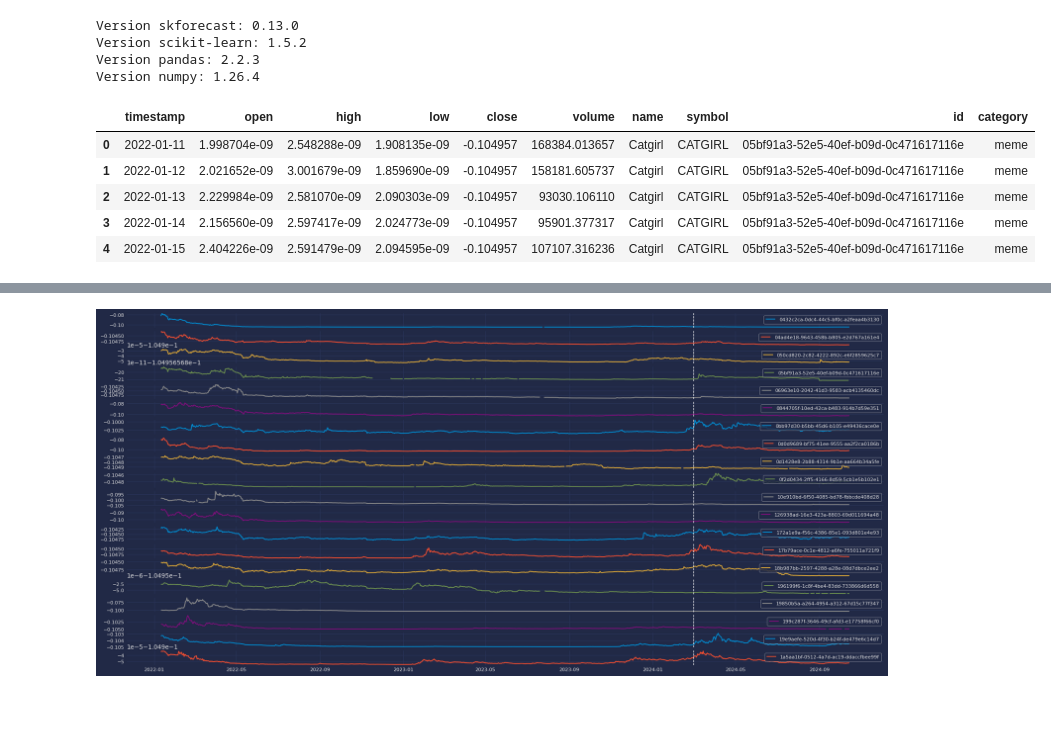
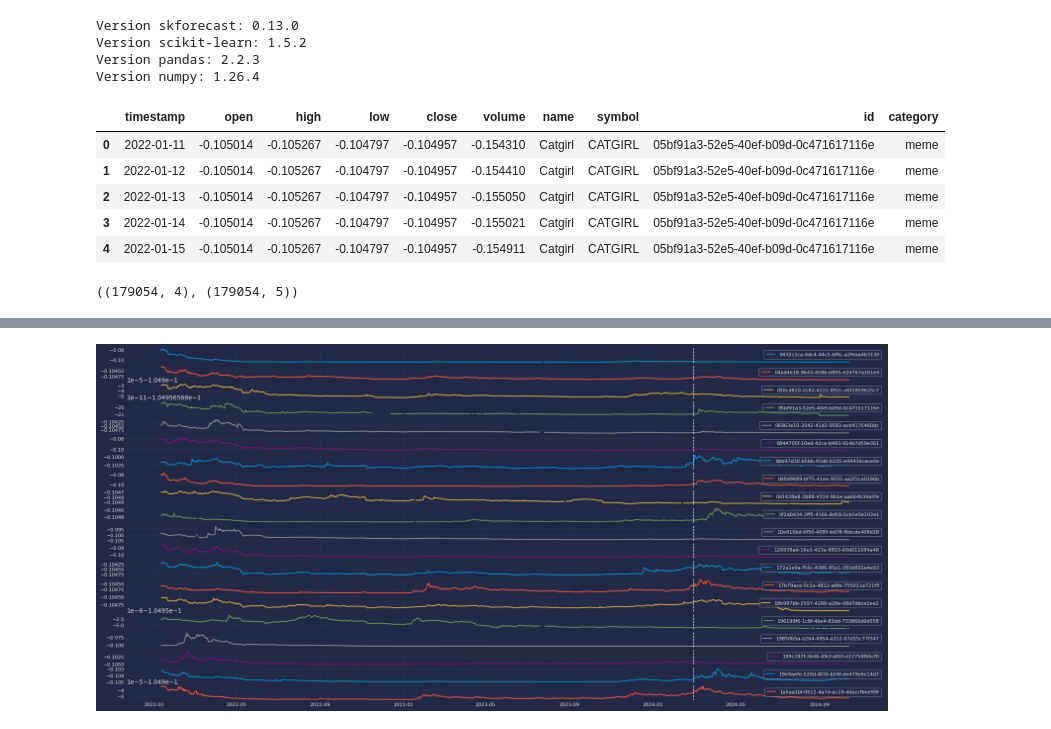
Before and after one commit to AndrePilcoChiuyare/ml-crypto, a Jupyter notebook: ml-project/code/multi.ipynb, the cells around one changed output, grey strips where cells are left out. Cells and saved outputs as stored; diff of their text form; code cells hidden in the pictures.

```diff
--- a/ml-project/code/multi.ipynb
+++ b/ml-project/code/multi.ipynb
@@ -99,6 +99,6 @@ id                                    name
 Name: count, dtype: int64
 # %%
 # get the ids from the ones that the value count is greater than 990
-ids = token_info[token_info > 500].index.get_level_values(0).unique()
+ids = token_info[token_info > 990].index.get_level_values(0).unique()
 ids
 # %% [output]
@@ -210,6 +230,6 @@ complete.head()
 # %%
 # just remain the rows with timestamp greater or equal than 1641859200
-complete = complete[complete.timestamp >= '2022-01-11']
+complete = complete[complete.timestamp >= pd.to_datetime(max_min_timestamp, unit='s')]
 print(complete.shape)
 complete.head()
 # %% [output]
@@ -280,14 +300,24 @@ Version scikit-learn: 1.5.2
 Version pandas: 2.2.3
 Version numpy: 1.26.4
 # %%
-# standardize close in complete
+# #standardize close in complete
+# scaler = StandardScaler()
+# complete['close'] = scaler.fit_transform(complete[['close']])
+# complete.head()
+# standardize open, high, low, close and volume
 scaler = StandardScaler()
-complete['close'] = scaler.fit_transform(complete[['close']])
+complete[['open', 'high', 'low', 'close', 'volume']] = scaler.fit_transform(complete[['open', 'high', 'low', 'close', 'volume']])
 complete.head()
 # %% [output]
 |  | timestamp | open | high | low | close | volume | name | symbol | id | category |
-| 0 | 2022-01-11 | 1.998704e-09 | 2.548288e-09 | 1.908135e-09 | -0.104957 | 168384.013657 | Catgirl | CATGIRL | 05bf91a3-52e5-40ef-b09d-0c471617116e | meme |
-| 1 | 2022-01-12 | 2.021652e-09 | 3.001679e-09 | 1.859690e-09 | -0.104957 | 158181.605737 | Catgirl | CATGIRL | 05bf91a3-52e5-40ef-b09d-0c471617116e | meme |
-| 2 | 2022-01-13 | 2.229984e-09 | 2.581070e-09 | 2.090303e-09 | -0.104957 | 93030.106110 | Catgirl | CATGIRL | 05bf91a3-52e5-40ef-b09d-0c471617116e | meme |
-| 3 | 2022-01-14 | 2.156560e-09 | 2.597417e-09 | 2.024773e-09 | -0.104957 | 95901.377317 | Catgirl | CATGIRL | 05bf91a3-52e5-40ef-b09d-0c471617116e | meme |
-| 4 | 2022-01-15 | 2.404226e-09 | 2.591479e-09 | 2.094595e-09 | -0.104957 | 107107.316236 | Catgirl | CATGIRL | 05bf91a3-52e5-40ef-b09d-0c471617116e | meme |
+| 0 | 2022-01-11 | -0.105014 | -0.105267 | -0.104797 | -0.104957 | -0.154310 | Catgirl | CATGIRL | 05bf91a3-52e5-40ef-b09d-0c471617116e | meme |
+| 1 | 2022-01-12 | -0.105014 | -0.105267 | -0.104797 | -0.104957 | -0.154410 | Catgirl | CATGIRL | 05bf91a3-52e5-40ef-b09d-0c471617116e | meme |
+| 2 | 2022-01-13 | -0.105014 | -0.105267 | -0.104797 | -0.104957 | -0.155050 | Catgirl | CATGIRL | 05bf91a3-52e5-40ef-b09d-0c471617116e | meme |
+| 3 | 2022-01-14 | -0.105014 | -0.105267 | -0.104797 | -0.104957 | -0.155021 | Catgirl | CATGIRL | 05bf91a3-52e5-40ef-b09d-0c471617116e | meme |
+| 4 | 2022-01-15 | -0.105014 | -0.105267 | -0.104797 | -0.104957 | -0.154911 | Catgirl | CATGIRL | 05bf91a3-52e5-40ef-b09d-0c471617116e | meme |
+# %%
+series = complete[['timestamp', 'id', 'name', 'close']]
+exog = complete[['timestamp', 'id', 'open', 'high', 'low']]
+series.shape, exog.shape
+# %% [output]
+((179054, 4), (179054, 5))
```
Also changed, not shown: parts of 21 cells of this notebook.
